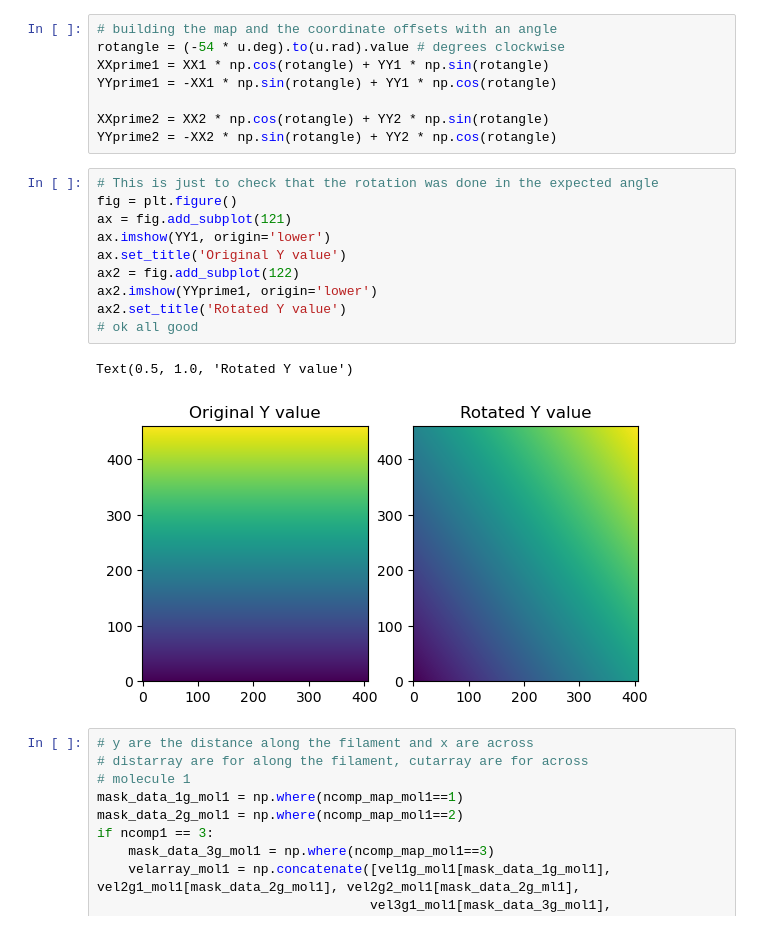
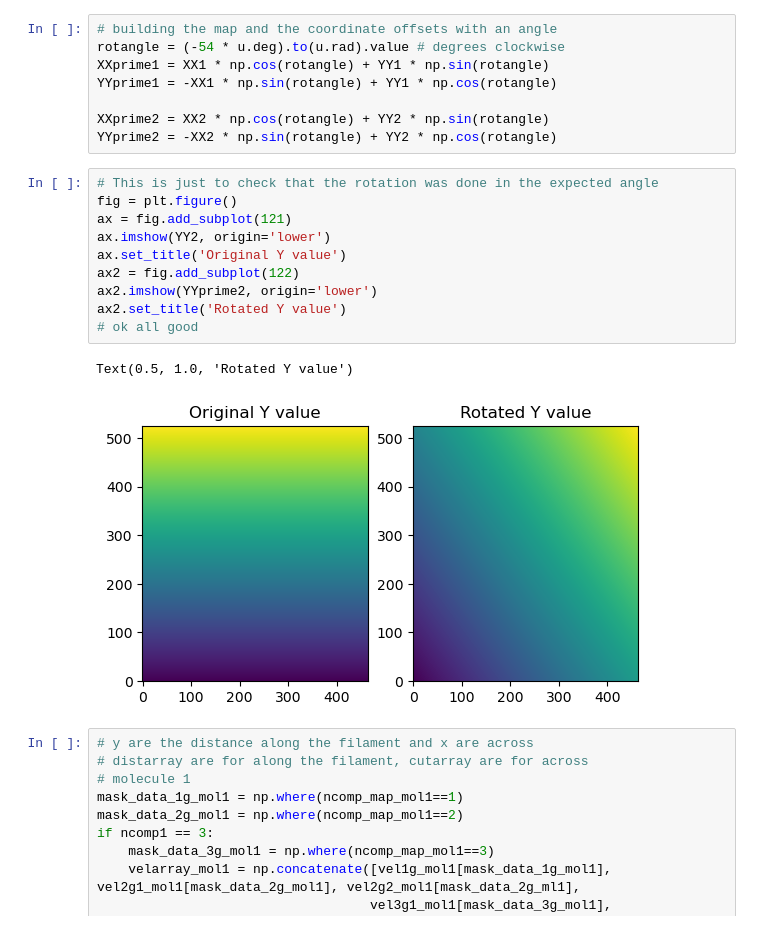
Before and after one commit to tere-valdivia/propstar_gasflow, a Jupyter notebook: analysis/KDE_filament_along_across.ipynb, the cells around one changed output. Drawn from its saved outputs; the diff is of its cells as text.

```diff
--- a/analysis/KDE_filament_along_across.ipynb
+++ b/analysis/KDE_filament_along_across.ipynb
@@ -140,16 +140,16 @@ YYprime2 = -XX2 * np.sin(rotangle) + YY2 * np.cos(rotangle)
 # %%
 # This is just to check that the rotation was done in the expected angle
 fig = plt.figure()
 ax = fig.add_subplot(121)
-ax.imshow(YY1, origin='lower')
+ax.imshow(YY2, origin='lower')
 ax.set_title('Original Y value')
 ax2 = fig.add_subplot(122)
-ax2.imshow(YYprime1, origin='lower')
+ax2.imshow(YYprime2, origin='lower')
 ax2.set_title('Rotated Y value')
 # ok all good
 # %% [output]
 Text(0.5, 1.0, 'Rotated Y value')
-[figure, old version]
+[figure, new version]
 # %%
 # y are the distance along the filament and x are across
 # distarray are for along the filament, cutarray are for across
```
Also changed, not shown: parts of 8 cells of this notebook, 23 other files.
